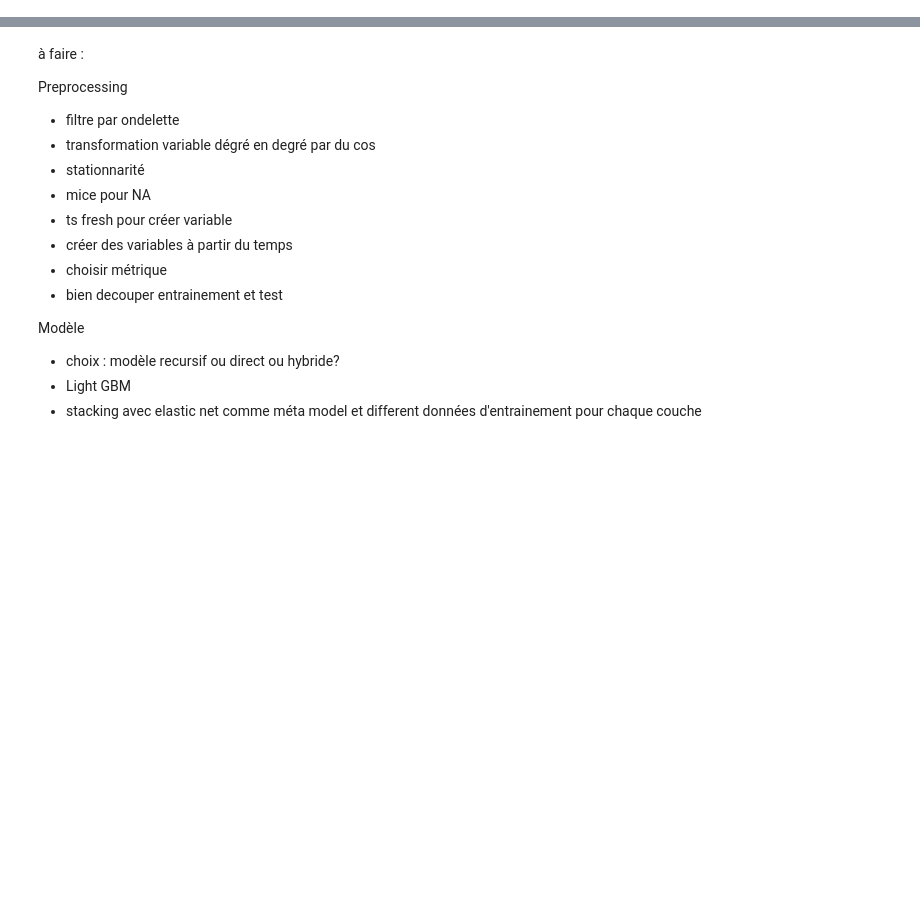
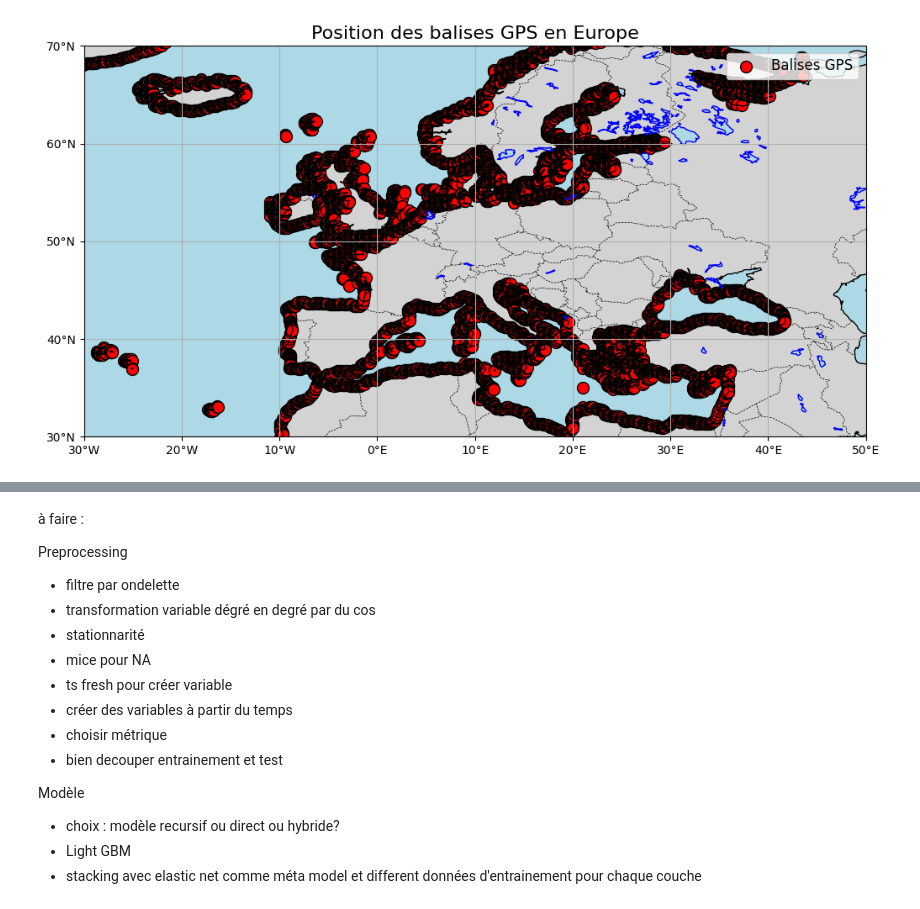
Before and after one commit to vonguyenthaonhi/SERIE-TEMPORELLE-MOSEF, a Jupyter notebook: projet.ipynb, the cells around one changed output, grey strips where cells are left out. Cells and saved outputs as stored; diff of their text form; code cells hidden in the pictures; blank space fills up the shorter version.

```diff
--- a/projet.ipynb
+++ b/projet.ipynb
@@ -1,4 +95,8 @@
+# %%
+data_folder = "data"
+netcdf_files = [os.path.join(data_folder, f) for f in os.listdir(data_folder) if f.endswith(".nc")]
 # %%
 import xarray as xr
-ds = xr.open_dataset("data/"", engine = "netcdf4")
+ds = xr.open_dataset(netcdf_files[2])
+ds
 # %% [output]
@@ -5,0 +120,47 @@ FileNotFoundError: [Errno 2] No such file or directory: 'c:\\Users\\lucas\\OneDr
+# %%
+import matplotlib.pyplot as plt
+import cartopy.crs as ccrs
+import cartopy.feature as cfeature
+
+# Extraire les coordonnées des stations
+longitude = ds['station_x_coordinate'].values
+latitude = ds['station_y_coordinate'].values
+
+# Créer une figure avec une projection géographique
+fig, ax = plt.subplots(subplot_kw={'projection': ccrs.PlateCarree()}, figsize=(12, 10))
+
+# Centrer la carte sur l'Europe (limites : longitude et latitude)
+ax.set_extent([-30, 50, 30, 70], crs=ccrs.PlateCarree())  # Europe et alentours
+
+# Ajouter des fonds de carte
+ax.add_feature(cfeature.COASTLINE, linewidth=1)  # Lignes de côtes
+ax.add_feature(cfeature.BORDERS, linestyle='--', linewidth=0.5)  # Frontières
+ax.add_feature(cfeature.LAND, facecolor='lightgray')  # Continents en gris clair
+ax.add_feature(cfeature.OCEAN, facecolor='lightblue')  # Océans en bleu clair
+ax.add_feature(cfeature.LAKES, edgecolor='blue', facecolor='lightblue')  # Lacs
+
+# Tracer les positions des balises
+sc = ax.scatter(longitude, latitude, s=100, color='red', edgecolor='k', transform=ccrs.PlateCarree(), label='Balises GPS')
+
+# Ajouter une légende
+ax.legend(fontsize=12, loc='upper right')
+
+# Ajouter une grille de latitude et longitude
+ax.grid(True)  # Afficher la grille
+ax.set_xticks(range(-30, 51, 10))  # Plages de longitude (modifiables)
+ax.set_yticks(range(30, 71, 10))  # Plages de latitude (modifiables)
+ax.xaxis.set_major_formatter(plt.FuncFormatter(lambda x, _: f'{x}°E' if x >= 0 else f'{-x}°W'))
+ax.yaxis.set_major_formatter(plt.FuncFormatter(lambda y, _: f'{y}°N'))
+
+# Afficher les numéros pour certaines balises seulement
+for i, (lon, lat) in enumerate(zip(longitude, latitude)):
+    # Condition : Afficher les numéros des balises uniquement pour des coordonnées spécifiques
+    if 60 <= lon <= 70 and -10 <= lat <= 0:  # Exemple : afficher les numéros pour ces régions géographiques
+        ax.text(lon, lat, str(i), fontsize=10, ha='right', color='blue', transform=ccrs.PlateCarree())
+
+# Ajouter un titre
+ax.set_title('Position des balises GPS en Europe', fontsize=16)
+
+plt.show()
+# %% [output]
+[figure, added]
```
Also changed, not shown: parts of 11 cells of this notebook.
